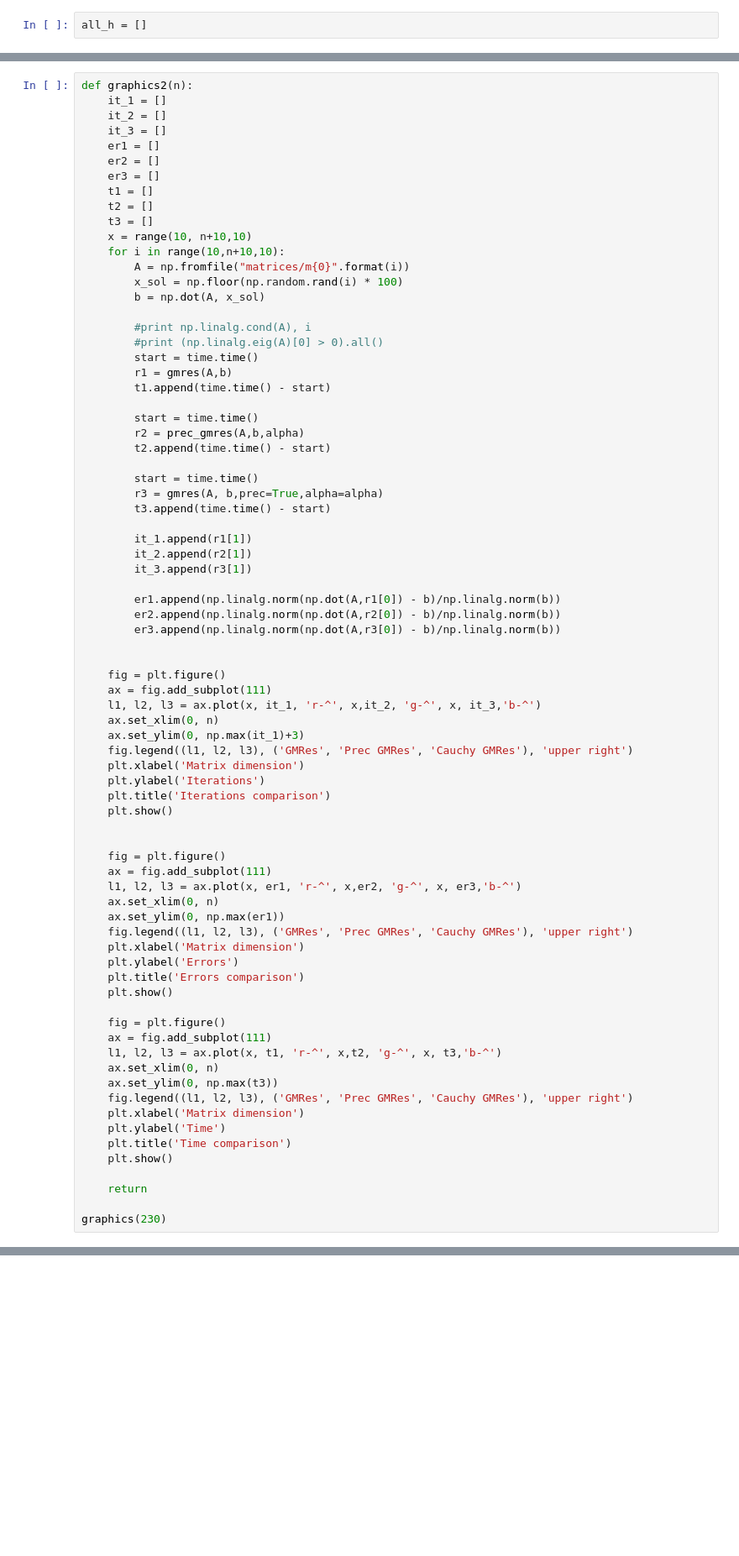
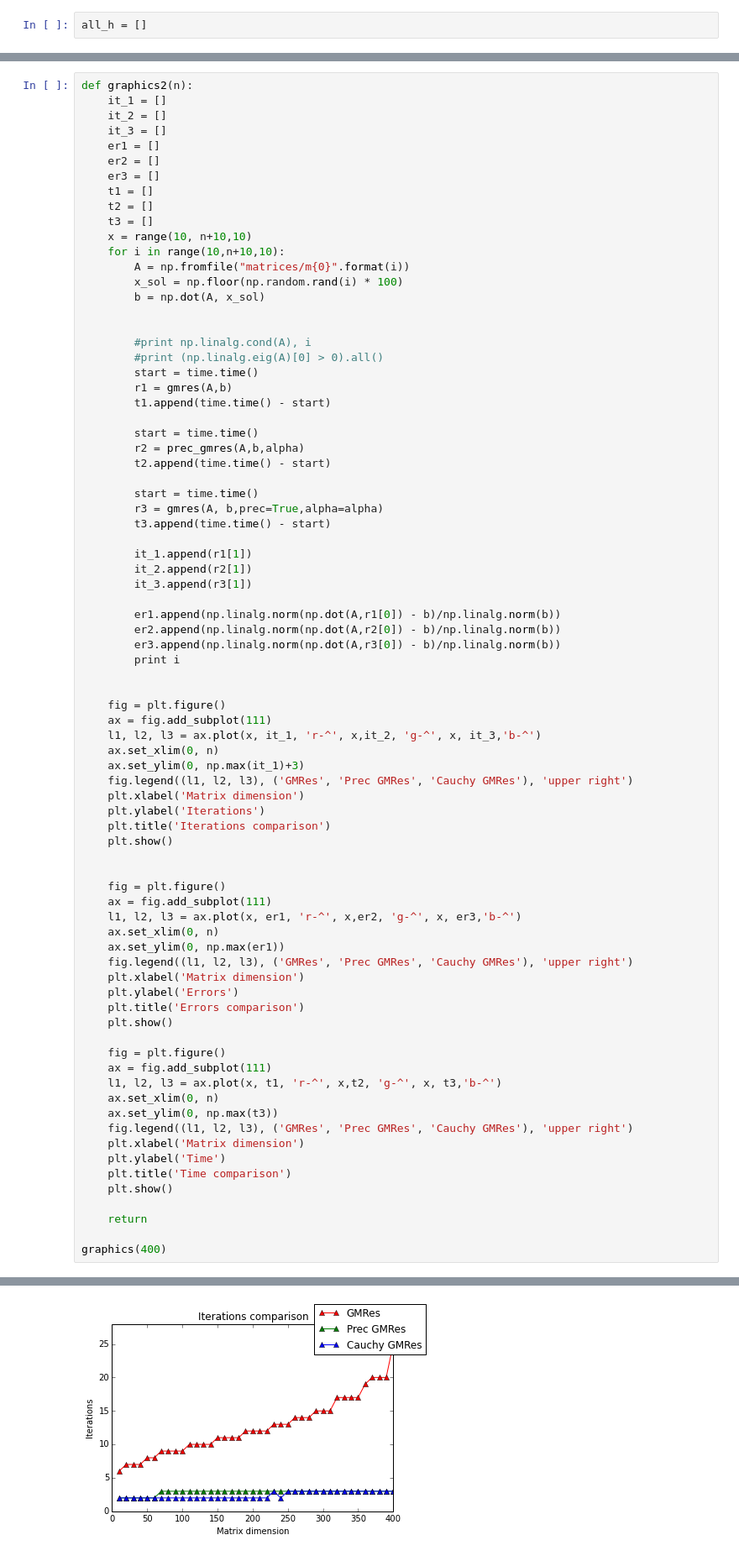
Before and after one commit to vansimonsen/Taller-CC, a Jupyter notebook: Preconditioner On GMRes.ipynb, the cells around one changed output, grey strips where cells are left out. Shown: that part at 84% size. Cells and saved outputs as stored; diff of their text form; blank space fills up the shorter version.

```diff
--- a/Preconditioner On GMRes.ipynb
+++ b/Preconditioner On GMRes.ipynb
@@ -315,6 +309,7 @@ def graphics2(n):
         A = np.fromfile("matrices/m{0}".format(i))
         x_sol = np.floor(np.random.rand(i) * 100)
         b = np.dot(A, x_sol)
+
 
         #print np.linalg.cond(A), i
         #print (np.linalg.eig(A)[0] > 0).all()
@@ -337,6 +332,7 @@ def graphics2(n):
         er1.append(np.linalg.norm(np.dot(A,r1[0]) - b)/np.linalg.norm(b))
         er2.append(np.linalg.norm(np.dot(A,r2[0]) - b)/np.linalg.norm(b))
         er3.append(np.linalg.norm(np.dot(A,r3[0]) - b)/np.linalg.norm(b))
+        print i
 
 
     fig = plt.figure()
@@ -375,7 +371,7 @@ def graphics2(n):
 
     return
 
-graphics(230)
+graphics(400)
 # %% [output]
 10
 20
@@ -396,0 +393 @@ graphics(230)
+[figure, added]
```
Also changed, not shown: parts of 2 cells of this notebook.
